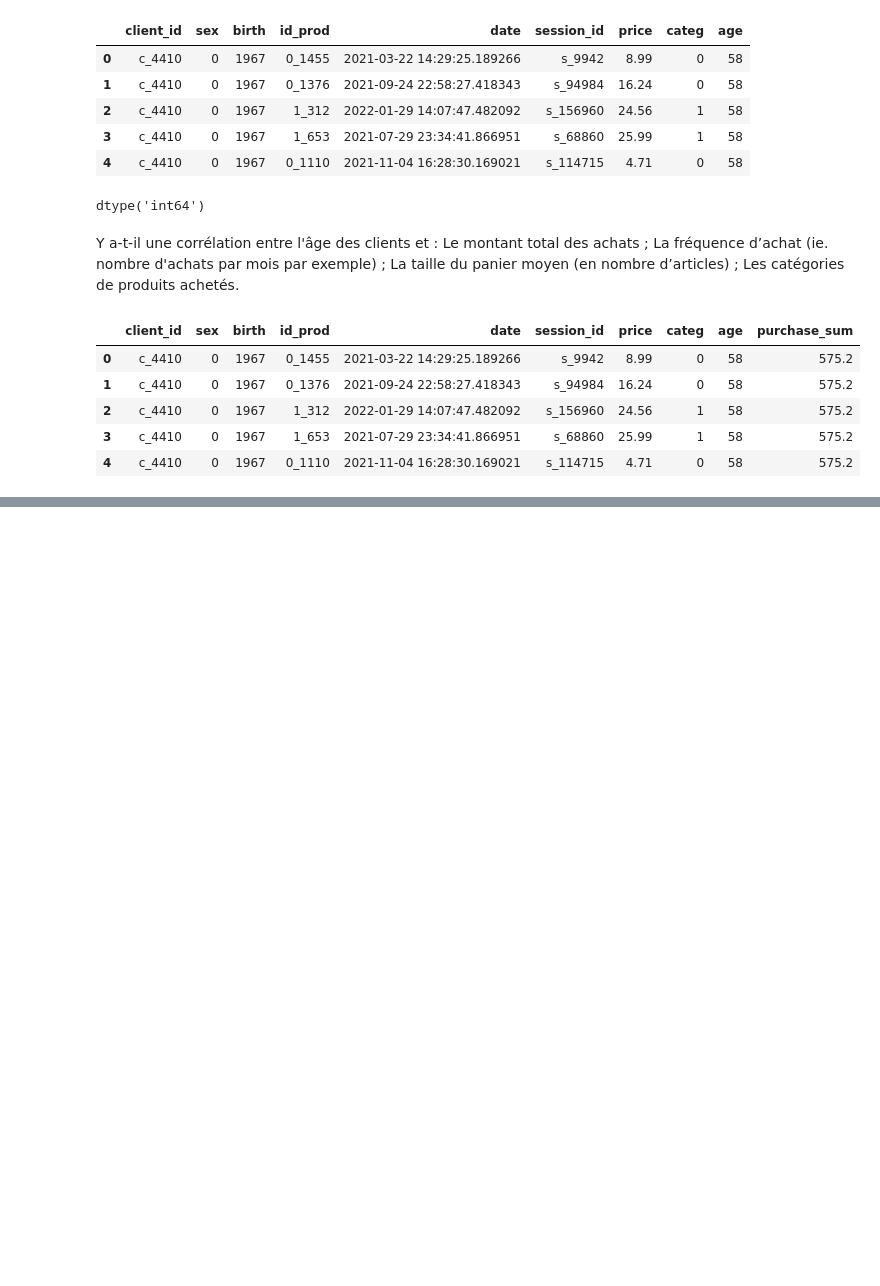
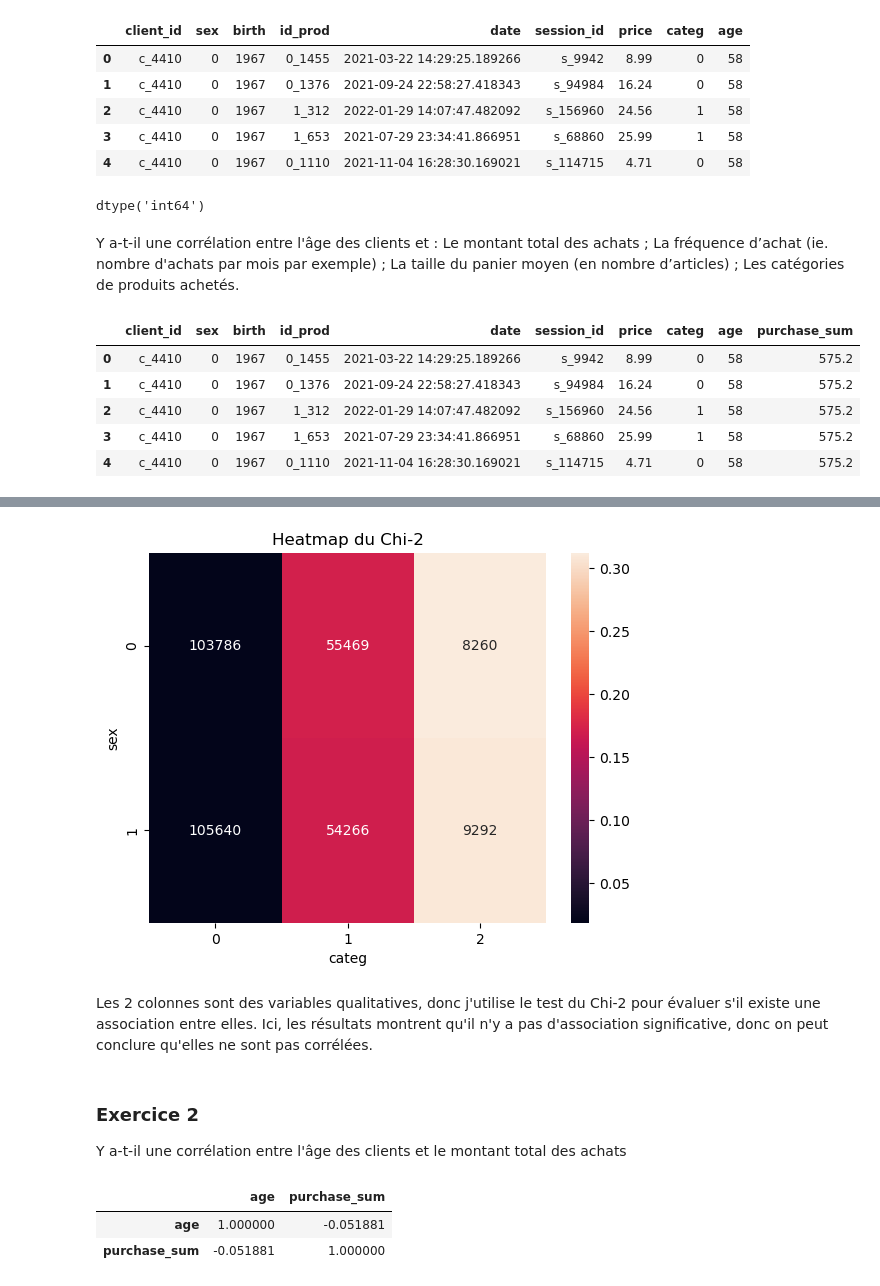
Before and after one commit to esinbsr/ml_acp-and-correlation, a Jupyter notebook: analyse-des-ventes-correlations.ipynb, the cells around one changed output, grey strips where cells are left out. Drawn from its saved outputs; the diff is of its cells as text; code cells hidden in the pictures; blank space fills up the shorter version.

Commit message:
exercices finis

```diff
--- a/analyse-des-ventes-correlations.ipynb
+++ b/analyse-des-ventes-correlations.ipynb
@@ -86,7 +69,7 @@ session_id            object
 client_id             object
 dtype: object
 # %%
-df_merge['sex'] = pd.get_dummies(df_merge['sex'], drop_first=True, dtype=int)
+customers_copy['sex'] = pd.get_dummies(customers_copy['sex'], drop_first=True, dtype=int)
 # %%
 products_copy['price'].min()
 products_copy['price'] = products_copy['price'].replace(-1,0)
@@ -132,0 +121,3 @@ df_merge.head()
+# %%
+cont = df_merge[['sex', 'categ']].pivot_table(index='sex', columns='categ', aggfunc=len, margins=True, margins_name="Total")
+cont
@@ -132,0 +130,30 @@ df_merge.head()
+# %%
+tx = cont.loc[:,["Total"]]
+ty = cont.loc[["Total"],:]
+n = len(df_merge)
+indep = tx.dot(ty) / n
+
+c = cont.fillna(0)
+measure = (c-indep)**2/indep
+xi_n = measure.sum().sum()
+table = measure/xi_n
+# %%
+sns.heatmap(table.iloc[:-1,:-1], annot=c.iloc[:-1,:-1], fmt=".0f")
+plt.xlabel("categ")
+plt.ylabel("sex")
+plt.title("Heatmap du Chi-2")
+plt.show()
+# %% [output]
+[figure, added]
+# %% [markdown]
+Les 2 colonnes sont des variables qualitatives, donc j'utilise le test du Chi-2 pour évaluer s'il existe une association entre elles. Ici, les résultats montrent qu'il n'y a pas d'association significative, donc on peut conclure qu'elles ne sont pas corrélées.
+# %% [markdown]
+### Exercice 2
+Y a-t-il une corrélation entre l'âge des clients et le montant total des achats
+# %%
+corr = df_merge[['age', 'purchase_sum']].corr(method='pearson')
+corr
+# %% [output]
+|  | age | purchase_sum |
+| age | 1.000000 | -0.051881 |
+| purchase_sum | -0.051881 | 1.000000 |
```
Also changed, not shown: parts of 26 cells of this notebook.
